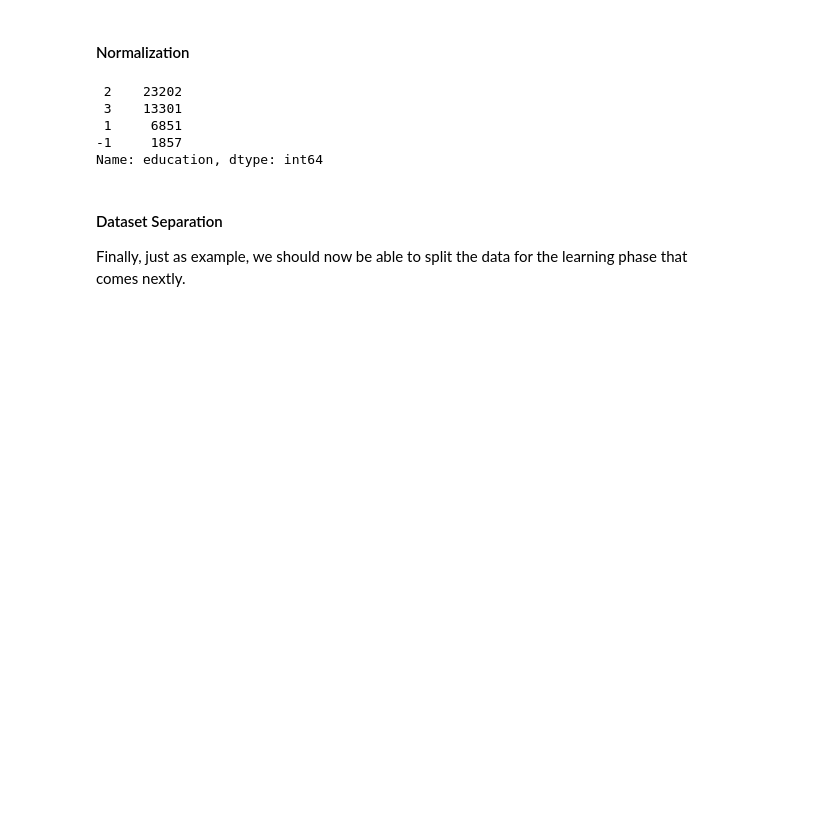
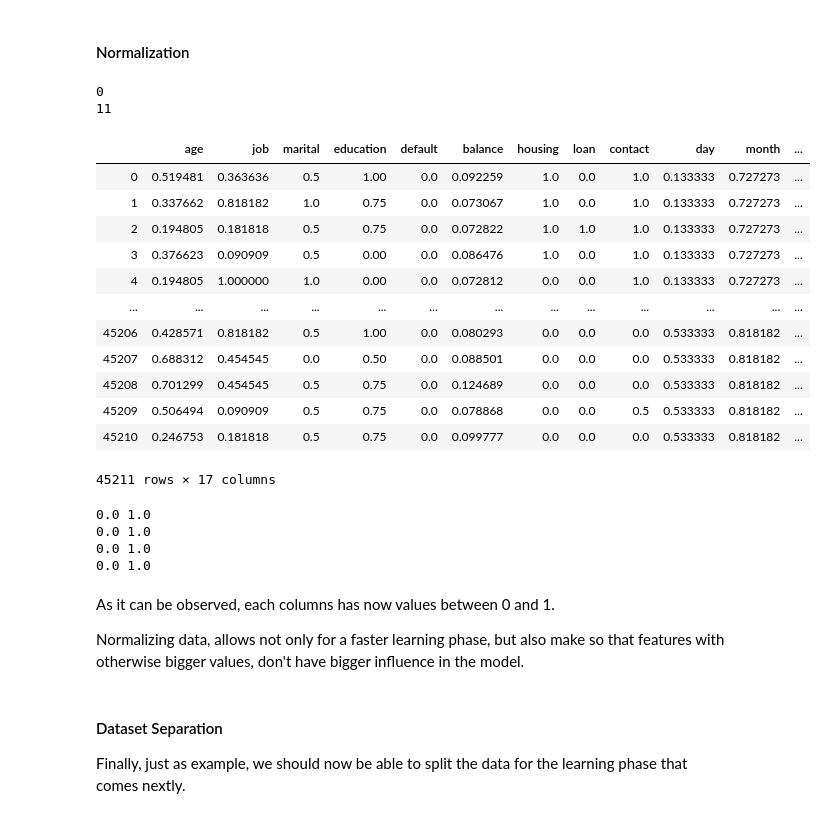
Before and after one commit to luis99fonseca/ED, a Jupyter notebook: ED - project01.ipynb, the cells around one changed output. Saved outputs shown, nothing was run; the diff lists cells and outputs as text; code cells hidden in the pictures; blank space fills up the shorter version.

```diff
--- a/ED - project01.ipynb
+++ b/ED - project01.ipynb
@@ -263,14 +243,55 @@ data.head()
 | 4 | 33 | 11 | 2 | -1 | 0 | 1 | 0 | 0 | 2 | 5 | 8 | ... |
 # %% [markdown]
 #### Normalization
-# %%
-data["education"].value_counts()
-# %% [output]
- 2    23202
- 3    13301
- 1     6851
--1     1857
-Name: education, dtype: int64
+# %%
+#print(data["job"].value_counts())
+print(data["job"].min())
+print(data["job"].max())
+def min_max_normalization(matrix):
+    for col in matrix.columns:
+        if col != "y":
+            matrix[col] = (matrix[col] - matrix[col].min()) / (matrix[col].max() - matrix[col].min())
+
+#feature = "marital"
+#ola = (data[feature] - data[feature].min()) / (data[feature].max() - data[feature].min())
+#print(ola)
+#print(ola.min())
+
+min_max_normalization(data)
+# %% [output]
+0
+11
+# %%
+#data.head()
+data
+# %% [output]
+|  | age | job | marital | education | default | balance | housing | loan | contact | day | month | ... |
+| 0 | 0.519481 | 0.363636 | 0.5 | 1.00 | 0.0 | 0.092259 | 1.0 | 0.0 | 1.0 | 0.133333 | 0.727273 | ... |
+| 1 | 0.337662 | 0.818182 | 1.0 | 0.75 | 0.0 | 0.073067 | 1.0 | 0.0 | 1.0 | 0.133333 | 0.727273 | ... |
+| 2 | 0.194805 | 0.181818 | 0.5 | 0.75 | 0.0 | 0.072822 | 1.0 | 1.0 | 1.0 | 0.133333 | 0.727273 | ... |
+| 3 | 0.376623 | 0.090909 | 0.5 | 0.00 | 0.0 | 0.086476 | 1.0 | 0.0 | 1.0 | 0.133333 | 0.727273 | ... |
+| 4 | 0.194805 | 1.000000 | 1.0 | 0.00 | 0.0 | 0.072812 | 0.0 | 0.0 | 1.0 | 0.133333 | 0.727273 | ... |
+| ... | ... | ... | ... | ... | ... | ... | ... | ... | ... | ... | ... | ... |
+| 45206 | 0.428571 | 0.818182 | 0.5 | 1.00 | 0.0 | 0.080293 | 0.0 | 0.0 | 0.0 | 0.533333 | 0.818182 | ... |
+| 45207 | 0.688312 | 0.454545 | 0.0 | 0.50 | 0.0 | 0.088501 | 0.0 | 0.0 | 0.0 | 0.533333 | 0.818182 | ... |
+| 45208 | 0.701299 | 0.454545 | 0.5 | 0.75 | 0.0 | 0.124689 | 0.0 | 0.0 | 0.0 | 0.533333 | 0.818182 | ... |
+| 45209 | 0.506494 | 0.090909 | 0.5 | 0.75 | 0.0 | 0.078868 | 0.0 | 0.0 | 0.5 | 0.533333 | 0.818182 | ... |
+| 45210 | 0.246753 | 0.181818 | 0.5 | 0.75 | 0.0 | 0.099777 | 0.0 | 0.0 | 0.0 | 0.533333 | 0.818182 | ... |
+45211 rows × 17 columns
+# %%
+print(data["age"].min(), data["age"].max())
+print(data["job"].min(), data["job"].max())
+print(data["marital"].min(), data["marital"].max())
+print(data["pdays"].min(), data["pdays"].max())
+# %% [output]
+0.0 1.0
+0.0 1.0
+0.0 1.0
+0.0 1.0
+# %% [markdown]
+As it can be observed, each columns has now values between 0 and 1.
+
+Normalizing data, allows not only for a faster learning phase, but also make so that features with otherwise bigger values, don't have bigger influence in the model.
 # %% [markdown]
 #### Dataset Separation
 
```
Also changed, not shown: parts of 6 cells of this notebook.
